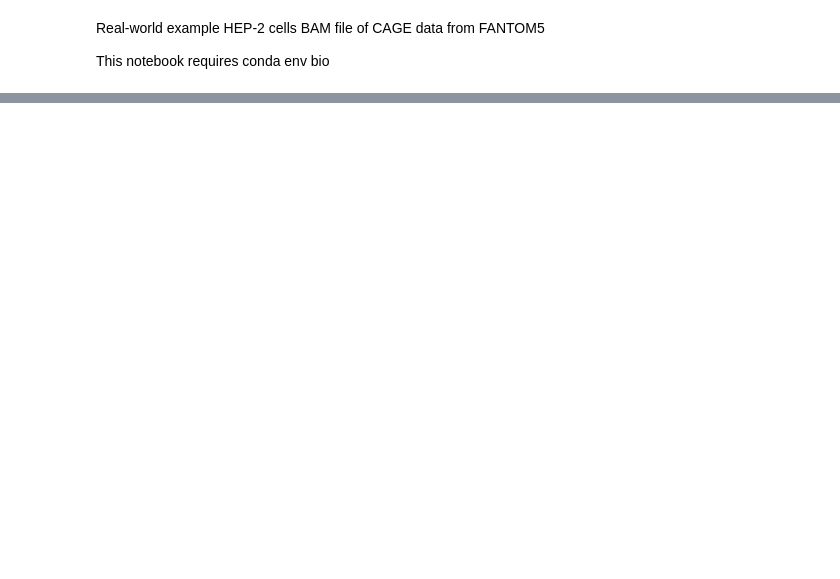
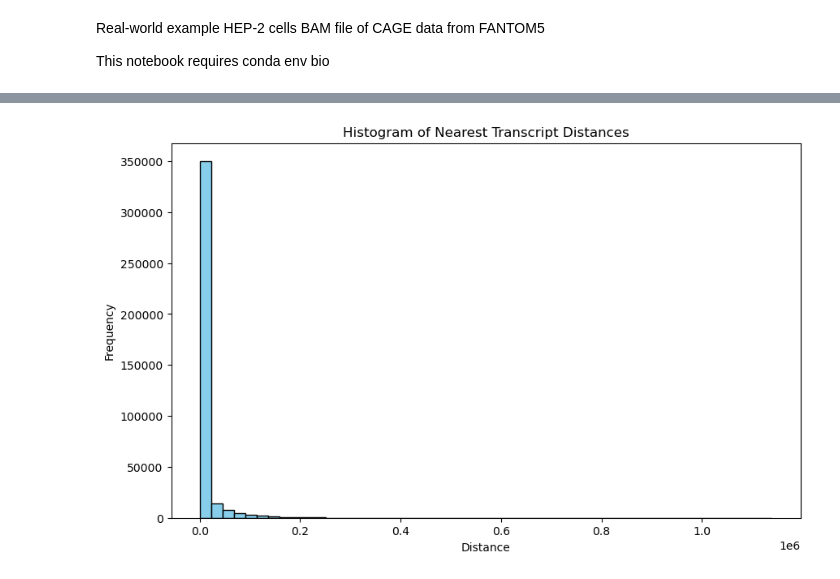
Before and after one commit to jsacco1/CRISPRiaDesign, a Jupyter notebook: Identify_TSSs.ipynb, the cells around one changed output, grey strips where cells are left out. Saved outputs shown, nothing was run; the diff lists cells and outputs as text; code cells hidden in the pictures; blank space fills up the shorter version.

Commit message:
annotated CAGE BAM reads on chr20 with GTF

```diff
--- a/Identify_TSSs.ipynb
+++ b/Identify_TSSs.ipynb
@@ -44,0 +162,3 @@ print(f"Downloaded {local_bai_filename}")
+# %%
+# Rename columns 'start' to 'starts' and 'end' to 'ends'
+chr20_tss.rename(columns={'seqnames': 'Chromosome', 'starts': 'Start', 'ends': 'End'}, inplace=True)
@@ -44,0 +179,9 @@ print(f"Downloaded {local_bai_filename}")
+# %%
+# Create PyRanges object for TSS data
+tss_ranges = pr.PyRanges(chr20_tss)
+# %%
+# Remove 'chr' prefix from Chromosome column in tss_ranges
+tss_ranges.Chromosome = tss_ranges.Chromosome.str.replace('^chr', '', regex=True)
+
+# Verify the change
+print(tss_ranges)
@@ -44,0 +233,7 @@ print(f"Downloaded {local_bai_filename}")
+# %%
+# Assuming gtf_chr20 is already defined and correctly formatted
+# Find nearest transcripts for each TSS
+nearest_transcripts = tss_ranges.nearest(gtf_chr20, overlap=True, strandedness = None, apply_strand_suffix=False, how=None, suffix="_annotation")
+
+# Display annotated TSSs
+print(nearest_transcripts)
@@ -44,0 +285,24 @@ print(f"Downloaded {local_bai_filename}")
+# %%
+import matplotlib.pyplot as plt
+
+# Convert PyRanges object to DataFrame
+df_nearest = nearest_transcripts.df
+
+# Check if 'Distance' column exists
+if 'Distance' in df_nearest.columns:
+    # Plot histogram of the Distance column
+    plt.figure(figsize=(10, 6))
+    plt.hist(df_nearest['Distance'], bins=50, color='skyblue', edgecolor='black')
+    plt.title('Histogram of Nearest Transcript Distances')
+    plt.xlabel('Distance')
+    plt.ylabel('Frequency')
+
+    # Save the plot as a PNG file
+    plt.savefig('plots/nearest_transcript_distances.png')
+
+    # Show the plot (optional)
+    plt.show()
+else:
+    print("The 'Distance' column does not exist in the nearest_transcripts DataFrame.")
+# %% [output]
+[figure, added]
```
Also changed, not shown: parts of 27 cells of this notebook, 4 other files.
